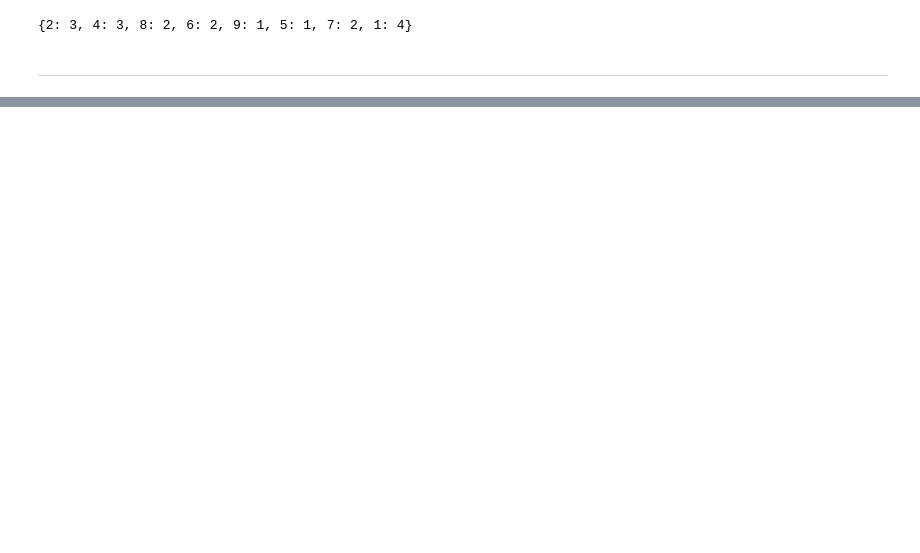
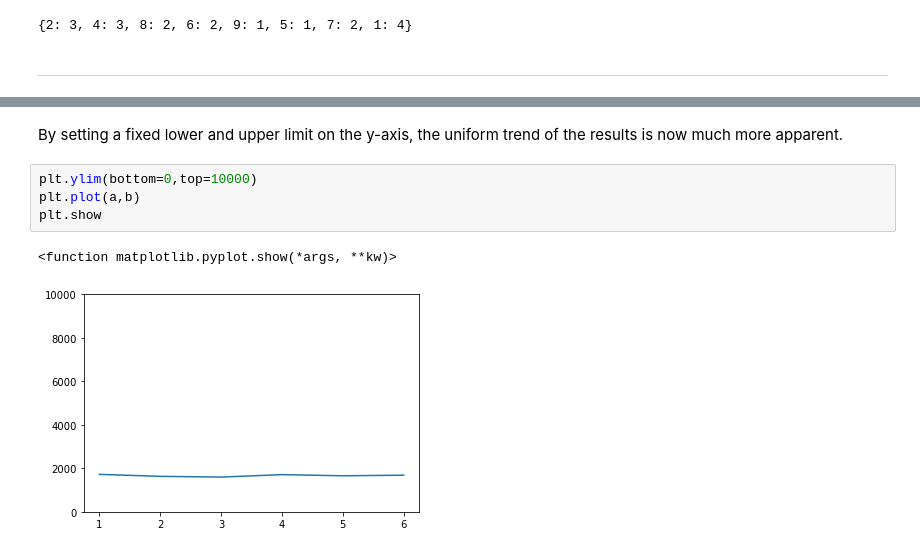
Before and after one commit to dervlac/tasks2020-FDA, a Jupyter notebook: Fundamentals of Data Analysis 2020 Tasks.ipynb, the cells around one changed output, grey strips where cells are left out. Cells and saved outputs as stored; diff of their text form; blank space fills up the shorter version.

```diff
--- a/Fundamentals of Data Analysis 2020 Tasks.ipynb
+++ b/Fundamentals of Data Analysis 2020 Tasks.ipynb
@@ -52,0 +114,9 @@ list_count(x)
+# %% [markdown]
+By setting a fixed lower and upper limit on the y-axis, the uniform trend of the results is now much more apparent.
+# %%
+plt.ylim(bottom=0,top=10000)
+plt.plot(a,b)
+plt.show
+# %% [output]
+<function matplotlib.pyplot.show(*args, **kw)>
+[figure, added]
```
Also changed, not shown: parts of 17 cells of this notebook.
